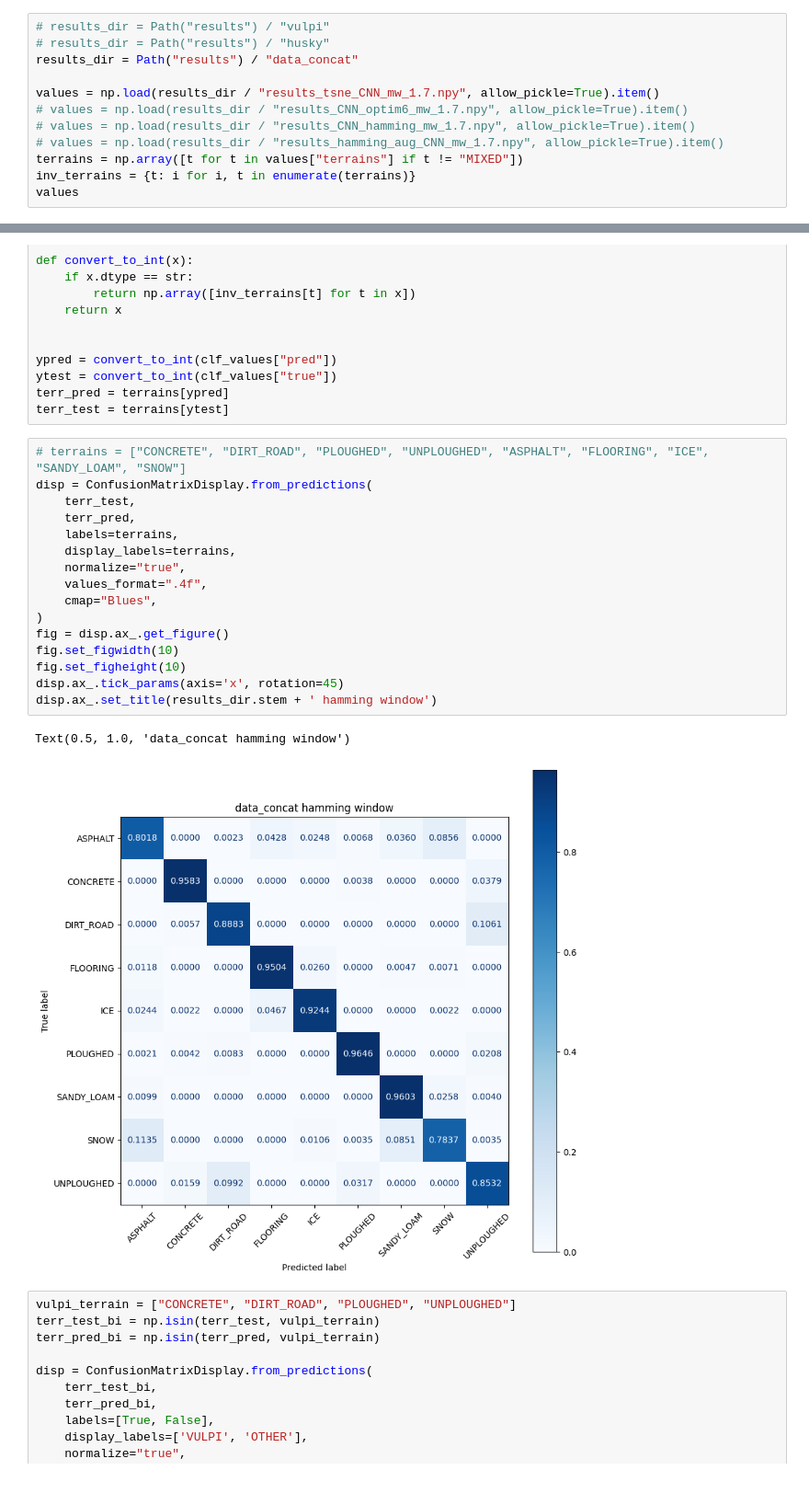
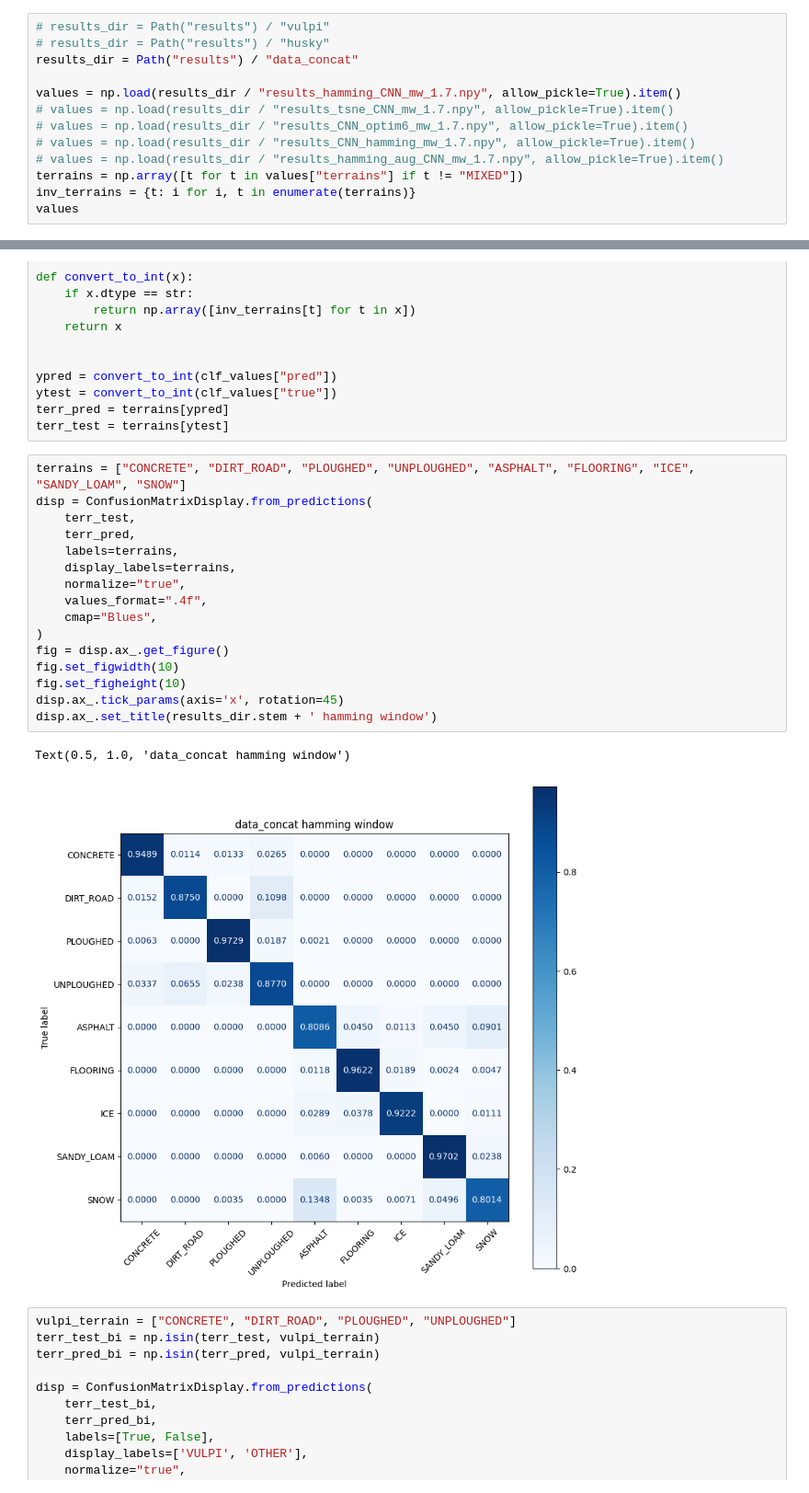
Before and after one commit to norlab-ulaval/BorealTC, a Jupyter notebook: metrics.ipynb, the cells around one changed output, grey strips where cells are left out. Shown at 92% size. Saved outputs shown, nothing was run; the diff lists cells and outputs as text.

```diff
--- a/metrics.ipynb
+++ b/metrics.ipynb
@@ -16,7 +16,8 @@ from sklearn.metrics import (
 # results_dir = Path("results") / "husky"
 results_dir = Path("results") / "data_concat"
 
-values = np.load(results_dir / "results_tsne_CNN_mw_1.7.npy", allow_pickle=True).item()
+values = np.load(results_dir / "results_hamming_CNN_mw_1.7.npy", allow_pickle=True).item()
+# values = np.load(results_dir / "results_tsne_CNN_mw_1.7.npy", allow_pickle=True).item()
 # values = np.load(results_dir / "results_CNN_optim6_mw_1.7.npy", allow_pickle=True).item()
 # values = np.load(results_dir / "results_CNN_hamming_mw_1.7.npy", allow_pickle=True).item()
 # values = np.load(results_dir / "results_hamming_aug_CNN_mw_1.7.npy", allow_pickle=True).item()
@@ -58,24 +59,24 @@ ytest = convert_to_int(clf_values["true"])
 terr_pred = terrains[ypred]
 terr_test = terrains[ytest]
 # %%
-# terrains = ["CONCRETE", "DIRT_ROAD", "PLOUGHED", "UNPLOUGHED", "ASPHALT", "FLOORING", "ICE", "SANDY_LOAM", "SNOW"]
+terrains = ["CONCRETE", "DIRT_ROAD", "PLOUGHED", "UNPLOUGHED", "ASPHALT", "FLOORING", "ICE", "SANDY_LOAM", "SNOW"]
 disp = ConfusionMatrixDisplay.from_predictions(
     terr_test,
     terr_pred,
     labels=terrains,
     display_labels=terrains,
     normalize="true",
     values_format=".4f",
     cmap="Blues",
 )
 fig = disp.ax_.get_figure()
 fig.set_figwidth(10)
 fig.set_figheight(10)
 disp.ax_.tick_params(axis='x', rotation=45)
 disp.ax_.set_title(results_dir.stem + ' hamming window')
 # %% [output]
 Text(0.5, 1.0, 'data_concat hamming window')
-[figure, old version]
+[figure, new version]
 # %%
 vulpi_terrain = ["CONCRETE", "DIRT_ROAD", "PLOUGHED", "UNPLOUGHED"]
 terr_test_bi = np.isin(terr_test, vulpi_terrain)
```
Also changed, not shown: parts of 6 cells of this notebook, 1 other file.
